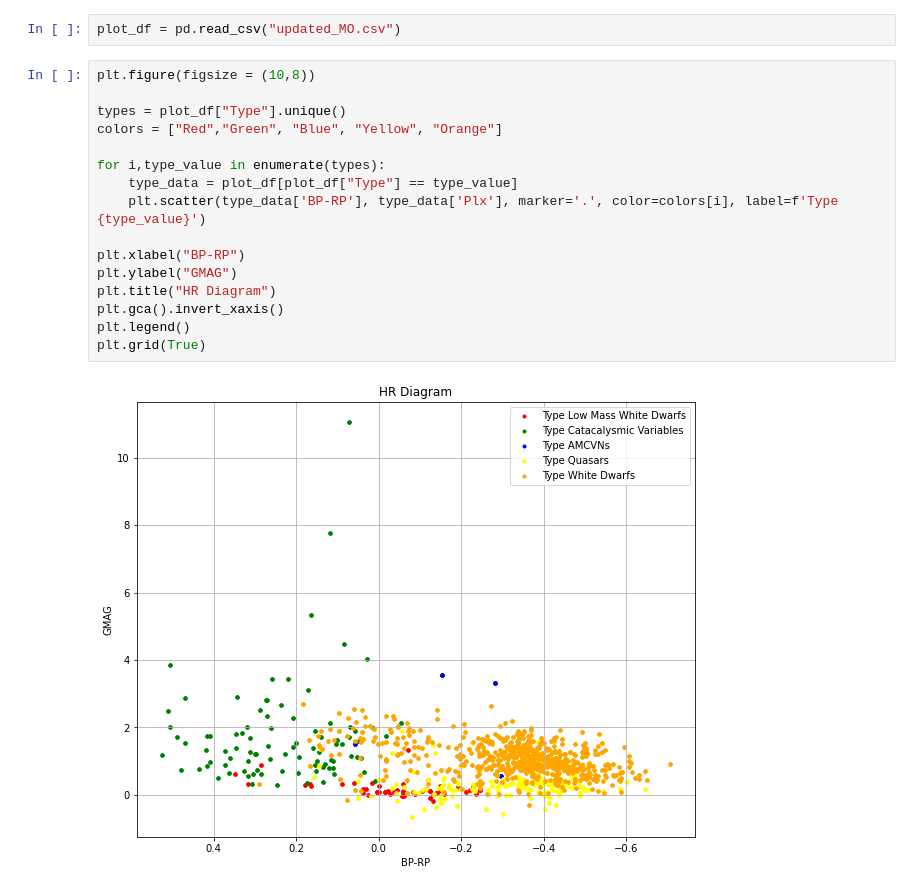
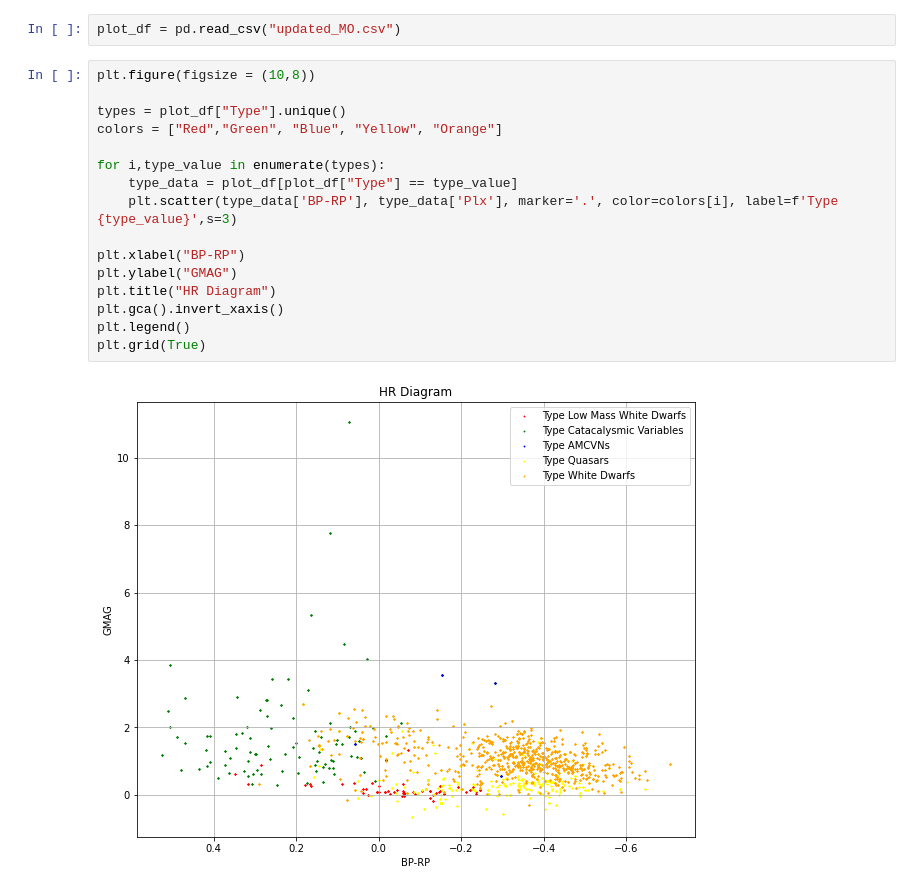
Before and after one commit to Anup-Gautam/White_Dwarf_Research, a Jupyter notebook: Merger/Plotting.ipynb, the cells around one changed output. Saved outputs shown, nothing was run; the diff lists cells and outputs as text.

```diff
--- a/Merger/Plotting.ipynb
+++ b/Merger/Plotting.ipynb
@@ -20,18 +20,18 @@ plot_df = pd.read_csv("updated_MO.csv")
 # %%
 plt.figure(figsize = (10,8))
 
 types = plot_df["Type"].unique()
 colors = ["Red","Green", "Blue", "Yellow", "Orange"]
 
 for i,type_value in enumerate(types):
     type_data = plot_df[plot_df["Type"] == type_value]
-    plt.scatter(type_data['BP-RP'], type_data['Plx'], marker='.', color=colors[i], label=f'Type {type_value}')
+    plt.scatter(type_data['BP-RP'], type_data['Plx'], marker='.', color=colors[i], label=f'Type {type_value}',s=3)
 
 plt.xlabel("BP-RP")
 plt.ylabel("GMAG")
 plt.title("HR Diagram")
 plt.gca().invert_xaxis()
 plt.legend()
 plt.grid(True)
 # %% [output]
-[figure, old version]
+[figure, new version]
```
